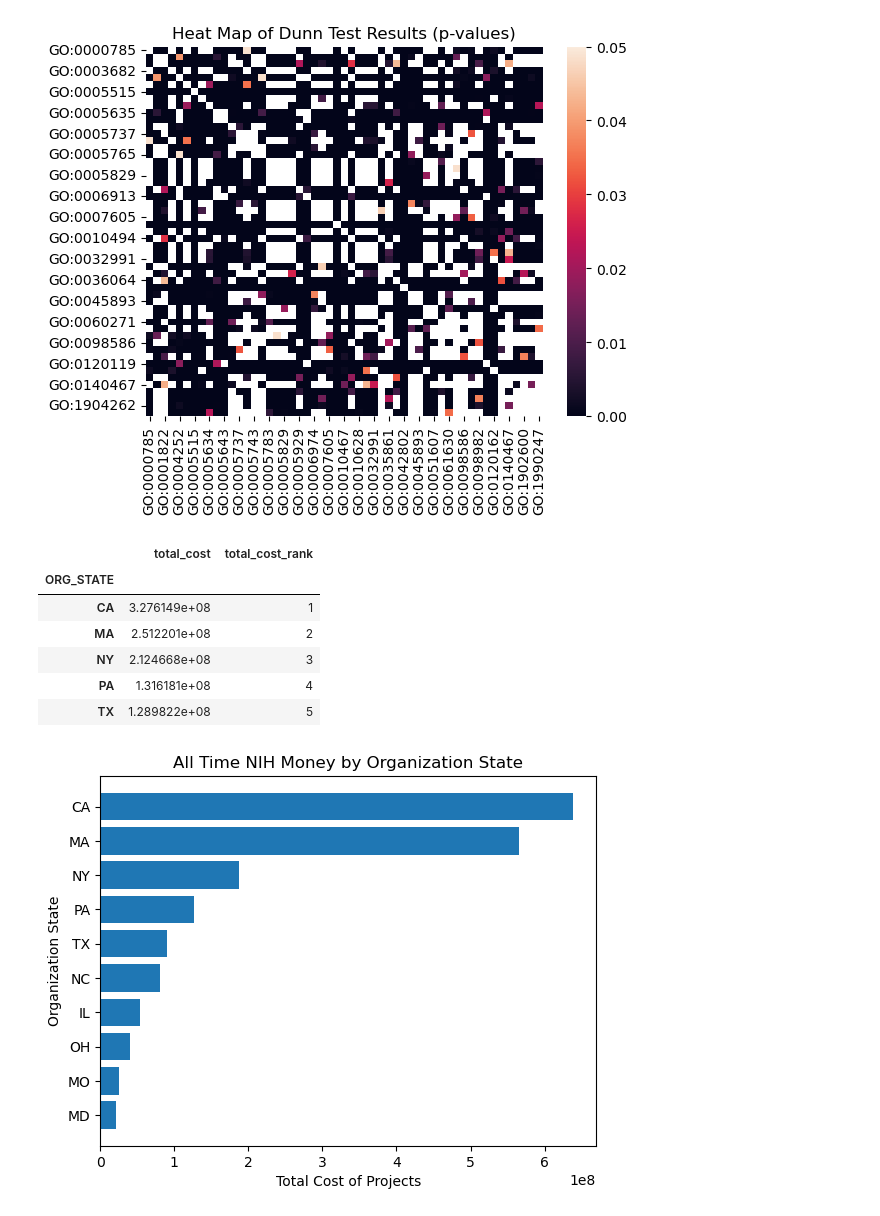
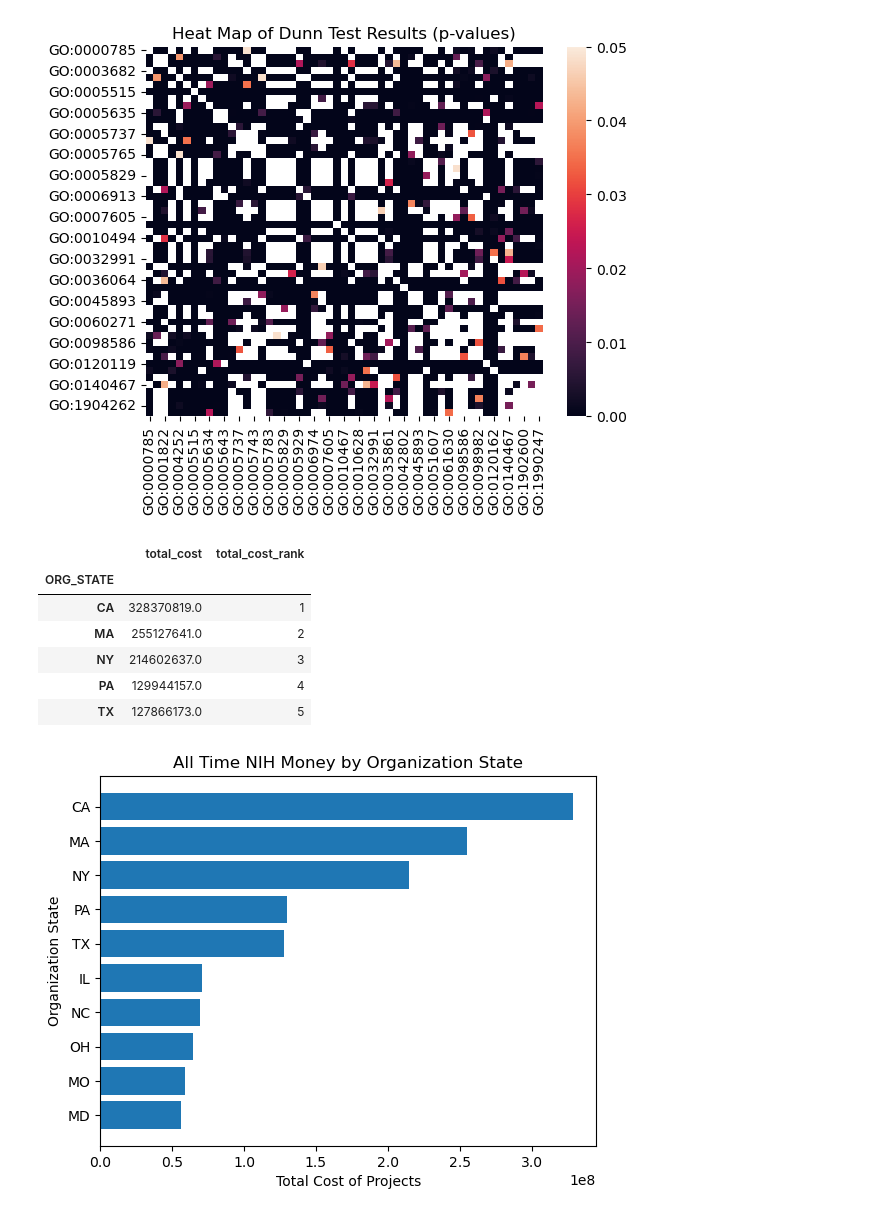
Before and after one commit to Moulica5374/NIH-Funding-Annotation-Analysis-Team-Project, a Jupyter notebook: Data_Analysis.ipynb, the cells around one changed output. Drawn from its saved outputs; the diff is of its cells as text; code cells hidden in the pictures.

```diff
--- a/Data_Analysis.ipynb
+++ b/Data_Analysis.ipynb
@@ -117,7 +117,10 @@ print(len(data['PROJECT_NUMBER']), len(data['PROJECT_NUMBER'].unique()))
 # for each project taxon, divide money by number of taxons that project has (avoids double counting and
 # maintains assumption of independence)
 data['num_taxons'] = data.groupby('PROJECT_NUMBER')['Taxon'].transform('count')
-data['TOTAL_COST'] = data['TOTAL_COST']/data['num_taxons']
+data['num_function'] = data.groupby('PROJECT_NUMBER')['GO_ID'].transform('count')
+
+data['TAXON_TOTAL_COST'] = data['TOTAL_COST']/data['num_taxons']
+data['FUNCTION_TOTAL_COST'] = data['TOTAL_COST']/data['num_function']
 # %%
 # -- PART 2: High Level Overview
 
@@ -629,8 +634,11 @@ Text(0.5, 1.0, 'Heat Map of Dunn Test Results (p-values)')
 
 # Task 1: Evaluate overall NIH money across all time (do year after)
 
+# only keep first instance of project data (don't want duplicate numbers)
+state_data = data.drop_duplicates(subset = 'PROJECT_NUMBER', keep='first')
+
 # group data by total cost per taxon across all time
-df_cost_state = data[['ORG_STATE', 'TOTAL_COST']]
+df_cost_state = state_data[['ORG_STATE', 'TOTAL_COST']]
 tot_cost_per_state = df_cost_state.groupby('ORG_STATE').agg(
     total_cost = ('TOTAL_COST', 'sum')
     ).sort_values(by = 'total_cost', ascending=False)
@@ -642,23 +650,23 @@ tot_cost_per_state.head()
 # %% [output]
 |  | total_cost | total_cost_rank |
 | ORG_STATE |  |  |
-| CA | 3.276149e+08 | 1 |
-| MA | 2.512201e+08 | 2 |
-| NY | 2.124668e+08 | 3 |
-| PA | 1.316181e+08 | 4 |
-| TX | 1.289822e+08 | 5 |
+| CA | 328370819.0 | 1 |
+| MA | 255127641.0 | 2 |
+| NY | 214602637.0 | 3 |
+| PA | 129944157.0 | 4 |
+| TX | 127866173.0 | 5 |
 # %%
 # get top 10 states with the highest total cost
-t10_state_cost = get_top_x(tot_cost_per_state, 'total_cost_rank', 10, False)
-
+t10_state_cost = get_top_x(tot_cost_per_state, 'total_cost_rank',10, False)
+t10_state_cost
 # visualize as a bar plot
-plt.barh(t10_state_cost['ORG_STATE'], t10_taxon_cost['total_cost'])
+plt.barh(t10_state_cost['ORG_STATE'], t10_state_cost['total_cost'])
 plt.xlabel('Total Cost of Projects')
 plt.ylabel('Organization State')
 plt.title('All Time NIH Money by Organization State')
 plt.show()
 # %% [output]
-[figure, old version]
+[figure, new version]
 # %%
 # visualize as a pie chart, comparing against ALL others
 t10_state_pie = format_for_pie(tot_cost_per_state, t10_state_cost, 'total_cost', 'ORG_STATE')
```
Also changed, not shown: parts of 26 cells of this notebook.
